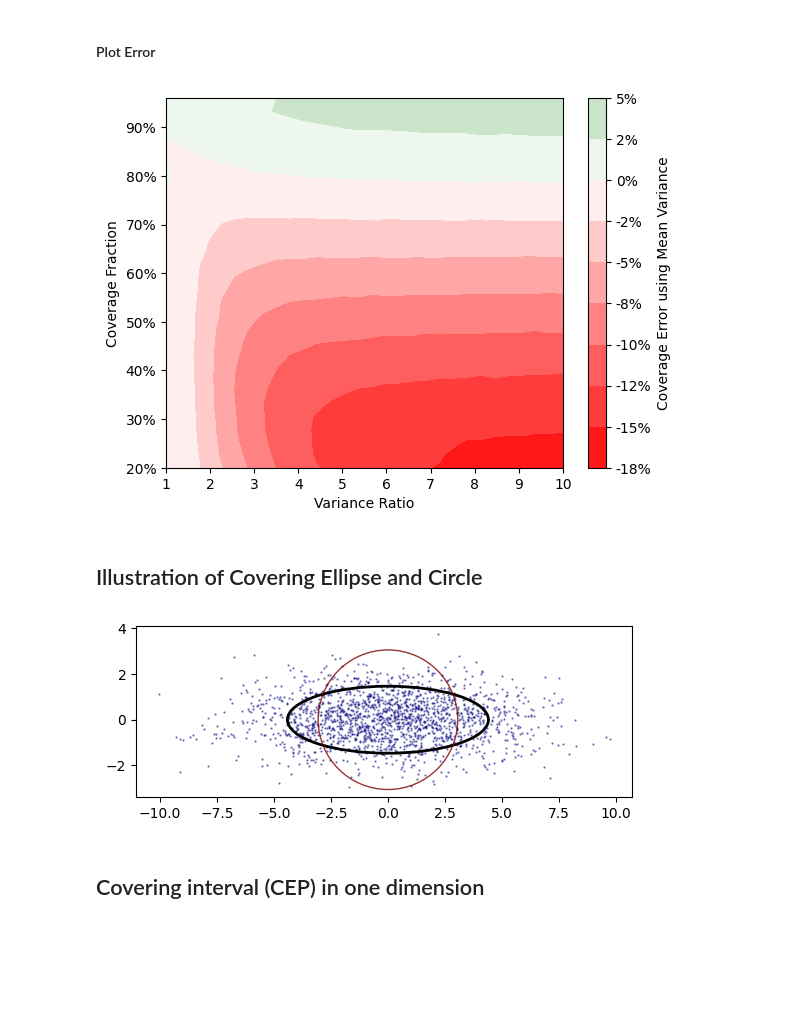
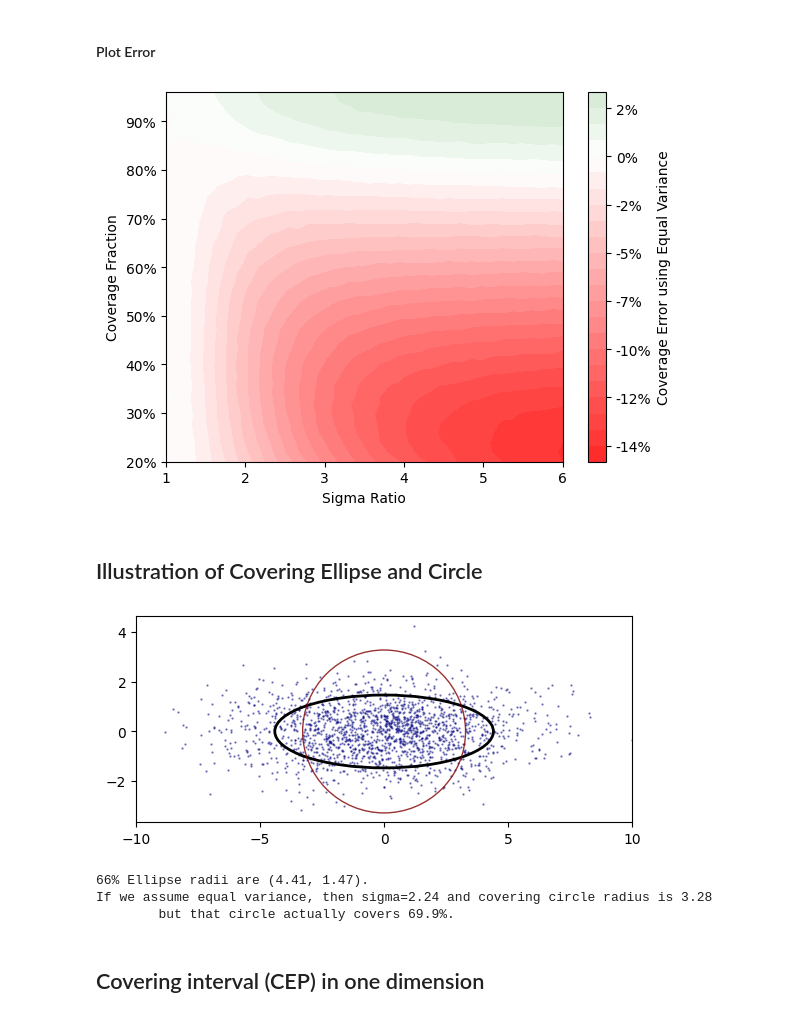
Before and after one commit to dbookstaber/ballistipedia, a Jupyter notebook: BallisticSimulations.ipynb, the cells around one changed output. Cells and saved outputs as stored; diff of their text form; code cells hidden in the pictures; blank space fills up the shorter version.

```diff
--- a/BallisticSimulations.ipynb
+++ b/BallisticSimulations.ipynb
@@ -856,4 +974,5 @@ error = v(VarRatio, p, numSims)
 # %%
+from matplotlib import pyplot as plt
 import matplotlib as mpl
 import matplotlib.colors
 
@@ -862,39 +981,49 @@ values = [-.18, 0, .18]
 norm = matplotlib.colors.Normalize(min(values), max(values))
 cmap = matplotlib.colors.LinearSegmentedColormap.from_list("", list(zip(norm(values), colors)))
 fig, ax = plt.subplots()
-cs = ax.contourf(VarRatio, p, error, cmap=cmap, norm=norm)
-ax.set_xlabel("Variance Ratio")
+cs = ax.contourf(SigmaRatio, p, error, cmap=cmap, norm=norm, levels=25)
+ax.set_xlabel("Sigma Ratio")
 ax.set_ylabel("Coverage Fraction")
 ax.yaxis.set_major_formatter(mpl.ticker.StrMethodFormatter('{x:.0%}'))
 cbar = fig.colorbar(cs, format=lambda x, _: f'{x:.0%}')
-cbar.ax.set_ylabel('Coverage Error using Mean Variance')
+cbar.ax.set_ylabel('Coverage Error using Equal Variance')
+#plt.savefig('SymmetricCoverageError.svg', format='svg', bbox_inches='tight')
 plt.show()
 # %% [output]
-[figure, old version]
+[figure, new version]
 # %% [markdown]
 ## Illustration of Covering Ellipse and Circle
 # %%
 from matplotlib.patches import Ellipse
 numShots = 1800
 sigmaX = 3.0
 sigmaY = 1.0
 p = 0.66     # Proportion of shots to cover with circle
 CEPradiusX = sigmaX * math.sqrt(-2 * math.log(1-p))
 CEPradiusY = sigmaY * math.sqrt(-2 * math.log(1-p))
 sigmaMean = math.sqrt((sigmaX**2 + sigmaY**2)/2.0)
-CEPradius = elliptic_covering_radius(sigmaX, sigmaY, p)
+CEPradius = sigmaMean * math.sqrt(-2 * math.log(1-p))
 shotsX = np.random.normal(scale=sigmaX, size=numShots)
 shotsY = np.random.normal(scale=sigmaY, size=numShots)
 
 ax = plt.gca()
 ax.set_aspect('equal')
 ax.scatter(shotsX, shotsY, s=0.4, color=[0,0,.5,.5])
 ax.add_patch(Ellipse([0,0], 2*CEPradiusX, 2*CEPradiusY, facecolor=[0,0,0,0], edgecolor=[0,0,0,1], lw=2))
 ax.add_patch(plt.Circle([0,0], CEPradius, facecolor=[0,0,0,0], edgecolor=[0.5,0,0,.8], zorder=3))
+ax.set_xlim(-10,10)
+plt.xticks([-10,-5,0,5,10])
+#plt.savefig('CoveringEllipseV_Circle.svg', format='svg', bbox_inches='tight')
+plt.savefig('Ellipse', dpi=500, bbox_inches='tight')
 plt.show()
-#plt.savefig('Ellipse', dpi=500, bbox_inches='tight')
+print(f'{p:.0%} Ellipse radii are ({CEPradiusX:.2f}, {CEPradiusY:.2f}).')
+print(f'If we assume equal variance, then sigma={sigmaMean:.2f} and covering circle radius is {CEPradius:.2f}')
+print(f'\tbut that circle actually covers {(p-covering_error(sigmaX/sigmaY, p, 1_000_000)):.1%}.')
 # %% [output]
-[figure, old version]
+[figure, new version]
+66% Ellipse radii are (4.41, 1.47).
+If we assume equal variance, then sigma=2.24 and covering circle radius is 3.28
+        but that circle actually covers 69.9%.
 # %% [markdown]
 ## Covering interval (CEP) in one dimension
 # %%
```
Also changed, not shown: parts of 33 cells of this notebook, 1 other file.
